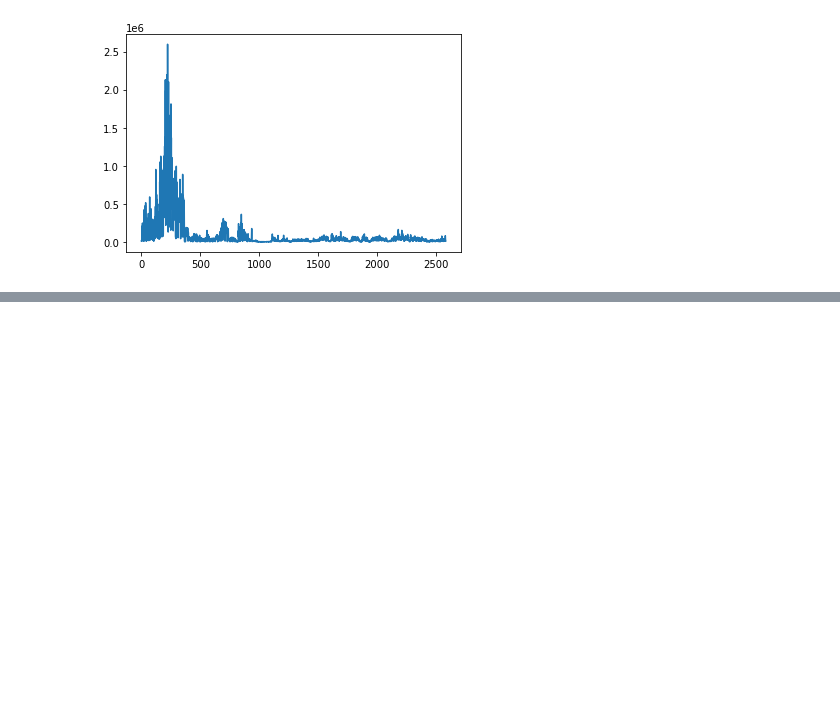
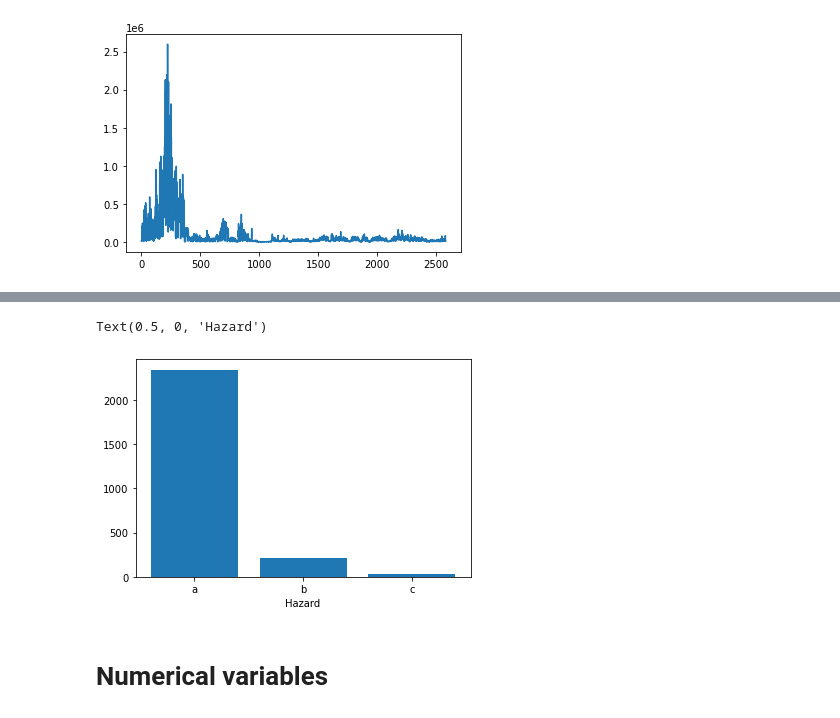
Before and after one commit to Grade0/DM-I, a Jupyter notebook: project.ipynb, the cells around one changed output, grey strips where cells are left out. Saved outputs shown, nothing was run; the diff lists cells and outputs as text; code cells hidden in the pictures; blank space fills up the shorter version.

```diff
--- a/project.ipynb
+++ b/project.ipynb
@@ -71,0 +83,8 @@ Text(0.5, 0, 'Seismic')
+# %%
+plt.bar(["a","b","c"],[(df["hazard"]=='a').sum(),(df["hazard"]=='b').sum(),(df["hazard"]=='c').sum()])
+plt.xlabel("Hazard")
+# %% [output]
+Text(0.5, 0, 'Hazard')
+[figure, added]
+# %% [markdown]
+# Numerical variables
```
Also changed, not shown: parts of 23 cells of this notebook, 2 other files.
